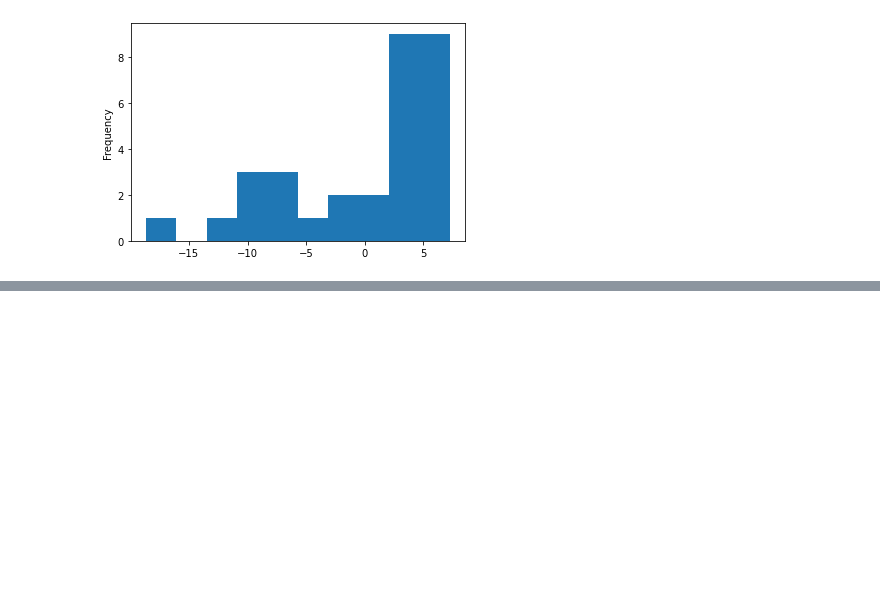
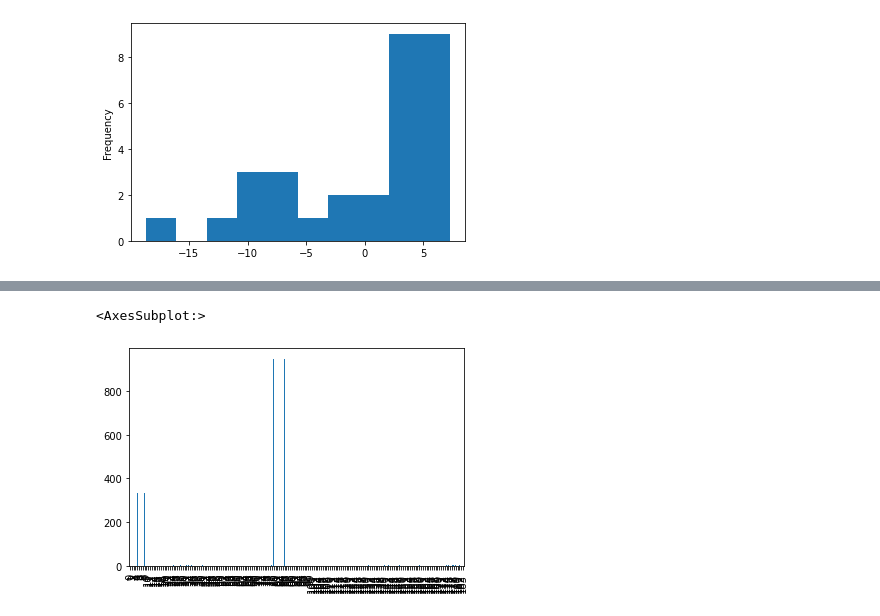
Before and after one commit to AlexHTW/ngs_quality_control, a Jupyter notebook: 06_feature_engineering_modules.ipynb, the cells around one changed output, grey strips where cells are left out. Drawn from its saved outputs; the diff is of its cells as text; code cells hidden in the pictures; blank space fills up the shorter version.

Commit message:
added module 9 feature extraction

```diff
--- a/06_feature_engineering_modules.ipynb
+++ b/06_feature_engineering_modules.ipynb
@@ -236,0 +254,5 @@ ngs_reads.drop(columns='Adapter Content', inplace=True)
+# %%
+ngs_reads['module_9_distinct_seq'].plot(kind='bar')
+# %% [output]
+<AxesSubplot:>
+[figure, added]
```
Also changed, not shown: parts of 44 cells of this notebook.
